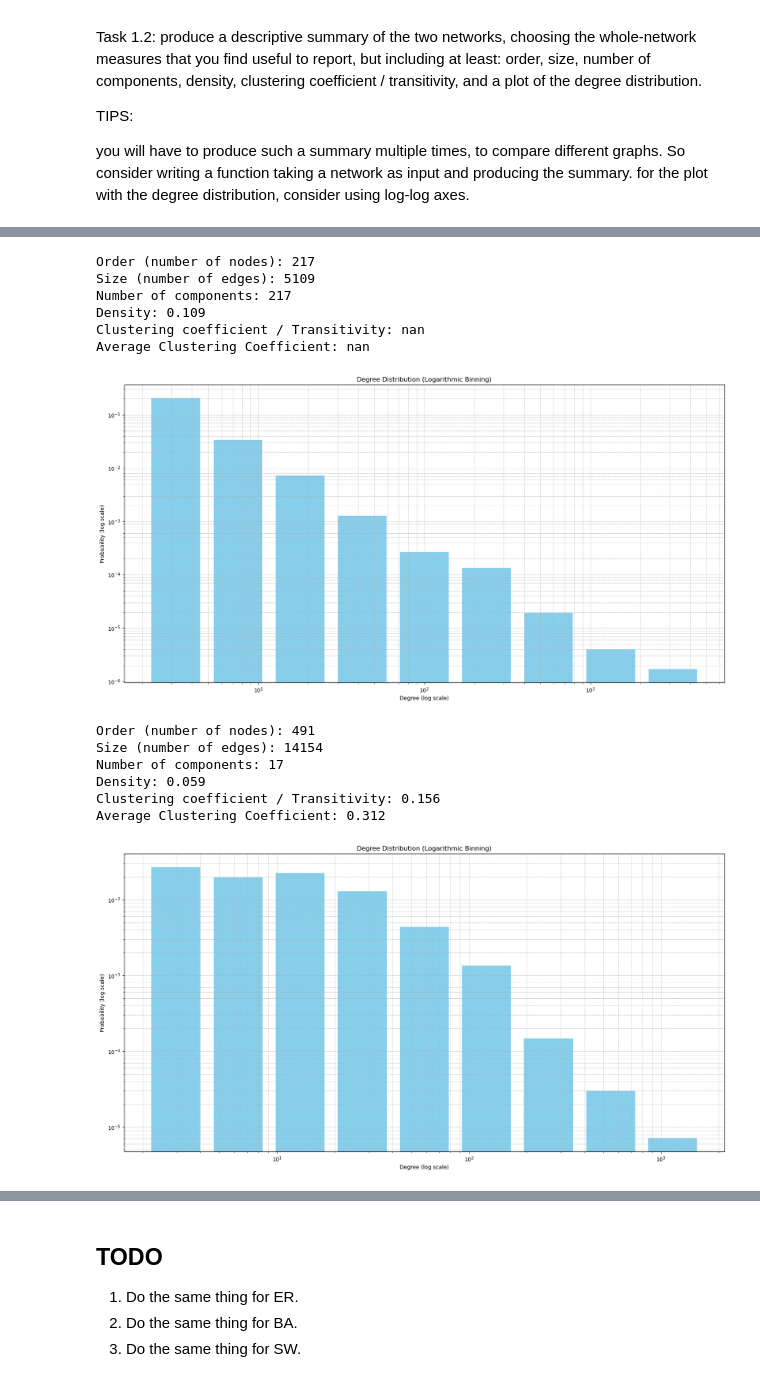
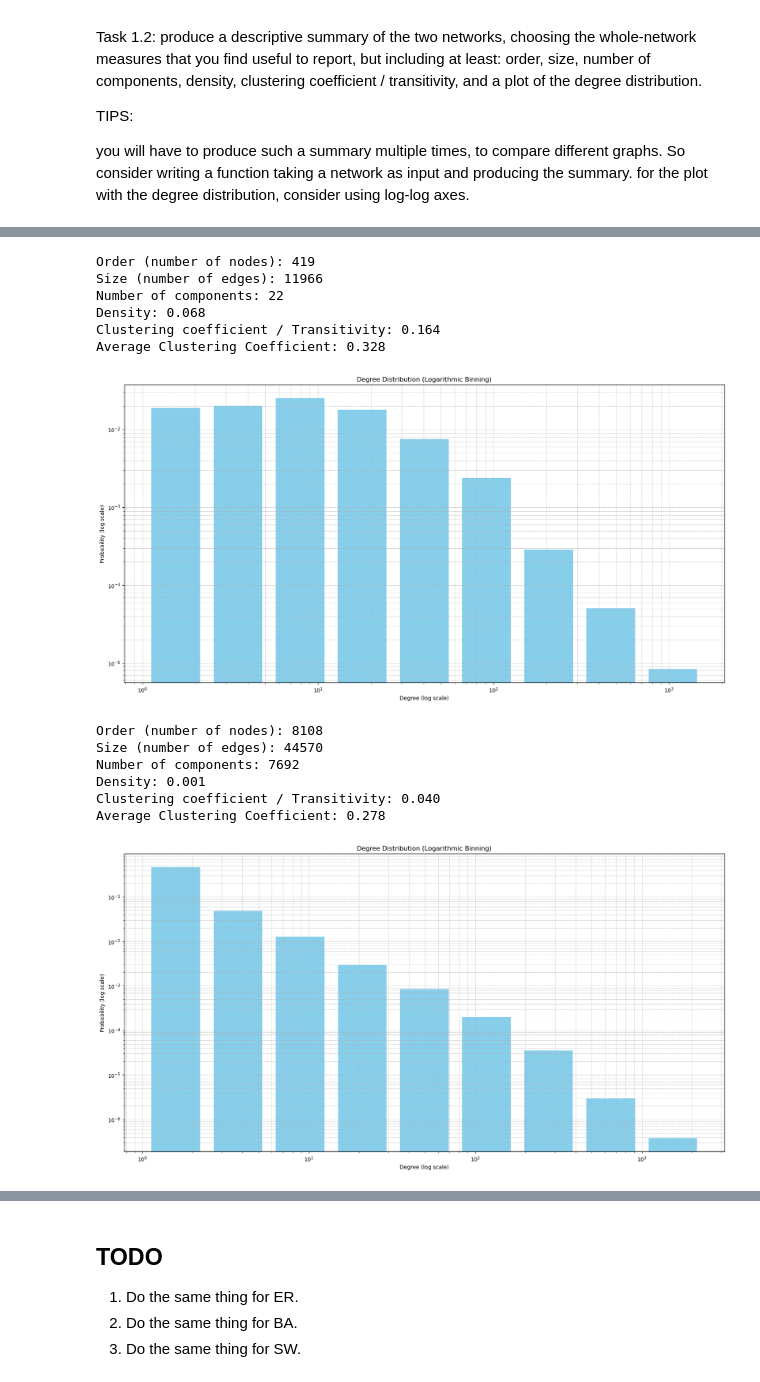
Before and after one commit to SunAndClouds/mining-of-social-data, a Jupyter notebook: lab_1_and_2/task1.ipynb, the cells around one changed output, grey strips where cells are left out. Cells and saved outputs as stored; diff of their text form; code cells hidden in the pictures.

```diff
--- a/lab_1_and_2/task1.ipynb
+++ b/lab_1_and_2/task1.ipynb
@@ -121,22 +131,22 @@ def remove_isolated_vertices(G, min_degree=1, min_betweenness=0):
 # %%
-g_reply = ig.Graph.Read("filtered_reply_network.pickle", format="pickle")
-graph_stats(g_reply)
+g = ig.Graph.Read("filtered_reply_network.pickle", format="pickle")
+graph_stats(g)
 # %% [output]
-Order (number of nodes): 217
-Size (number of edges): 5109
-Number of components: 217
-Density: 0.109
-Clustering coefficient / Transitivity: nan
-Average Clustering Coefficient: nan
+Order (number of nodes): 419
+Size (number of edges): 11966
+Number of components: 22
+Density: 0.068
+Clustering coefficient / Transitivity: 0.164
+Average Clustering Coefficient: 0.328
-[figure, old version]
+[figure, new version]
 # %%
-g_retweet = ig.Graph.Read("filtered_retweet_network.pickle", format="pickle")
-graph_stats(g_retweet)
+g = ig.Graph.Read("retweet_network.pickle", format="pickle")
+graph_stats(g)
 # %% [output]
-Order (number of nodes): 491
-Size (number of edges): 14154
-Number of components: 17
-Density: 0.059
-Clustering coefficient / Transitivity: 0.156
-Average Clustering Coefficient: 0.312
+Order (number of nodes): 8108
+Size (number of edges): 44570
+Number of components: 7692
+Density: 0.001
+Clustering coefficient / Transitivity: 0.040
+Average Clustering Coefficient: 0.278
-[figure, old version]
+[figure, new version]
```
Also changed, not shown: parts of 3 cells of this notebook, 6 other files.
